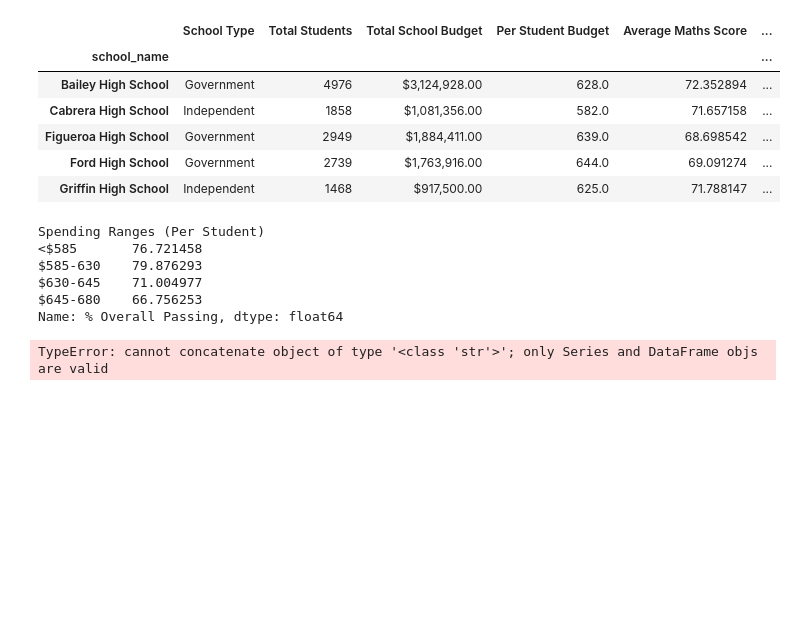
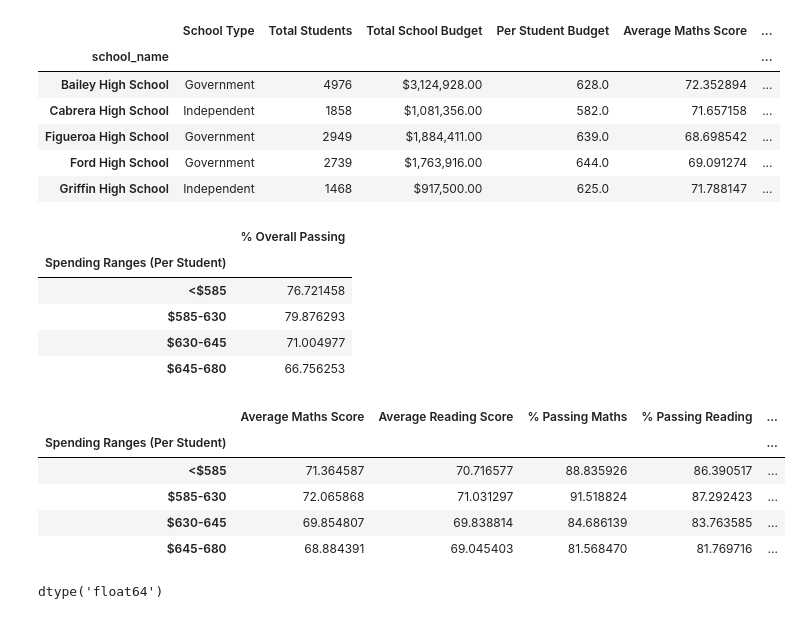
Before and after one commit to PaulaBeckett/Panda_Challenge, a Jupyter notebook: PyCitySchools/PyCityAnalysis.ipynb, the cells around one changed output. Saved outputs shown, nothing was run; the diff lists cells and outputs as text; code cells hidden in the pictures; blank space fills up the shorter version.

```diff
--- a/PyCitySchools/PyCityAnalysis.ipynb
+++ b/PyCitySchools/PyCityAnalysis.ipynb
@@ -376,11 +362,11 @@ spend_av_maths_score
 # %%
 spending_bins2 = [0,585,630,645,680]
 spending_labels2 = ["<$585", "$585-630", "$630-645", "$645-680"]
-school_summary_int["Per Student Budget"] = school_summary_int["Per Student Budget"].str.replace("$", "")
-school_summary_int["Per Student Budget"] = school_summary_int["Per Student Budget"].astype(float)
-school_summary_int["Spending Ranges (Per Student)"]= pd.cut(school_summary_int["Per Student Budget"],\
+#school_summary["Per Student Budget"] = school_summary["Per Student Budget"].str.replace("$", "")
+school_summary["Per Student Budget"] = school_summary["Per Student Budget"].astype(float)
+school_summary["Spending Ranges (Per Student)"]= pd.cut(school_summary["Per Student Budget"],\
                                                            spending_bins2, labels=spending_labels2)
-school_summary_int.head()
+school_summary.head()
 #spending_ranges2 = pd.cut(["Per Student Budget"], spending_bins2, labels=spending_labels2))
 #spending_ranges2
 # %% [output]
@@ -392,32 +378,49 @@ school_summary_int.head()
 | Ford High School | Government | 2739 | $1,763,916.00 | 644.0 | 69.091274 | ... |
 | Griffin High School | Independent | 1468 | $917,500.00 | 625.0 | 71.788147 | ... |
 # %%
-spending_math_scores = school_summary_int.groupby(["Spending Ranges (Per Student)"])["Average Maths Score"].mean()
+spending_math_scores = pd.DataFrame(school_summary.groupby(["Spending Ranges (Per Student)"])\
+                                    ["Average Maths Score"].mean())
 spending_math_scores
 
-spending_reading_scores = school_summary_int.groupby(["Spending Ranges (Per Student)"])["Average Reading Score"].mean()
+spending_reading_scores = pd.DataFrame(school_summary.groupby(["Spending Ranges (Per Student)"])\
+                                       ["Average Reading Score"].mean())
 spending_reading_scores
 
-spending_passing_math = school_summary_int.groupby(["Spending Ranges (Per Student)"])["% Passing Maths"].mean()
+spending_passing_math = pd.DataFrame(school_summary.groupby(["Spending Ranges (Per Student)"])\
+                                     ["% Passing Maths"].mean())
 spending_passing_math
 
-spending_passing_reading = school_summary_int.groupby(["Spending Ranges (Per Student)"])["% Passing Reading"].mean()
+spending_passing_reading = pd.DataFrame(school_summary.groupby(["Spending Ranges (Per Student)"])\
+                                        ["% Passing Reading"].mean())
 spending_passing_reading
 
-overall_passing_spending = school_summary_int.groupby(["Spending Ranges (Per Student)"])["% Overall Passing"].mean()
+overall_passing_spending = pd.DataFrame(school_summary.groupby(["Spending Ranges (Per Student)"])\
+                                        ["% Overall Passing"].mean())
+
+#school_summary_df["Per Student Budget"] = school_summary_df["Per Student Budget"].astype(float).map("${:,.2f}".
 overall_passing_spending
 # %% [output]
-Spending Ranges (Per Student)
-<$585       76.721458
-$585-630    79.876293
-$630-645    71.004977
-$645-680    66.756253
-Name: % Overall Passing, dtype: float64
+|  | % Overall Passing |
+| Spending Ranges (Per Student) |  |
+| <$585 | 76.721458 |
+| $585-630 | 79.876293 |
+| $630-645 | 71.004977 |
+| $645-680 | 66.756253 |
 # %%
-spending_results = ["spending_maths_scores", "spending_reading_scores", "spending_passing_math", "spending_passing_reading"\
-                    "overall_passing_spending"]
+spending_results = [spending_math_scores, spending_reading_scores, spending_passing_math, spending_passing_reading,\
+                    overall_passing_spending]
 
 spending_summary = pd.concat(spending_results, axis=1)
+#spending_summary["Average Maths Score"] = spending_summary["Average Maths Score"].astype(float).map("{:.2f}")
 spending_summary
 # %% [output]
-TypeError: cannot concatenate object of type '<class 'str'>'; only Series and DataFrame objs are valid
+|  | Average Maths Score | Average Reading Score | % Passing Maths | % Passing Reading | ... |
+| Spending Ranges (Per Student) |  |  |  |  | ... |
+| <$585 | 71.364587 | 70.716577 | 88.835926 | 86.390517 | ... |
+| $585-630 | 72.065868 | 71.031297 | 91.518824 | 87.292423 | ... |
+| $630-645 | 69.854807 | 69.838814 | 84.686139 | 83.763585 | ... |
+| $645-680 | 68.884391 | 69.045403 | 81.568470 | 81.769716 | ... |
+# %%
+spending_summary["% Passing Maths"].dtype
+# %% [output]
+dtype('float64')
```
Also changed, not shown: parts of 10 cells of this notebook.
